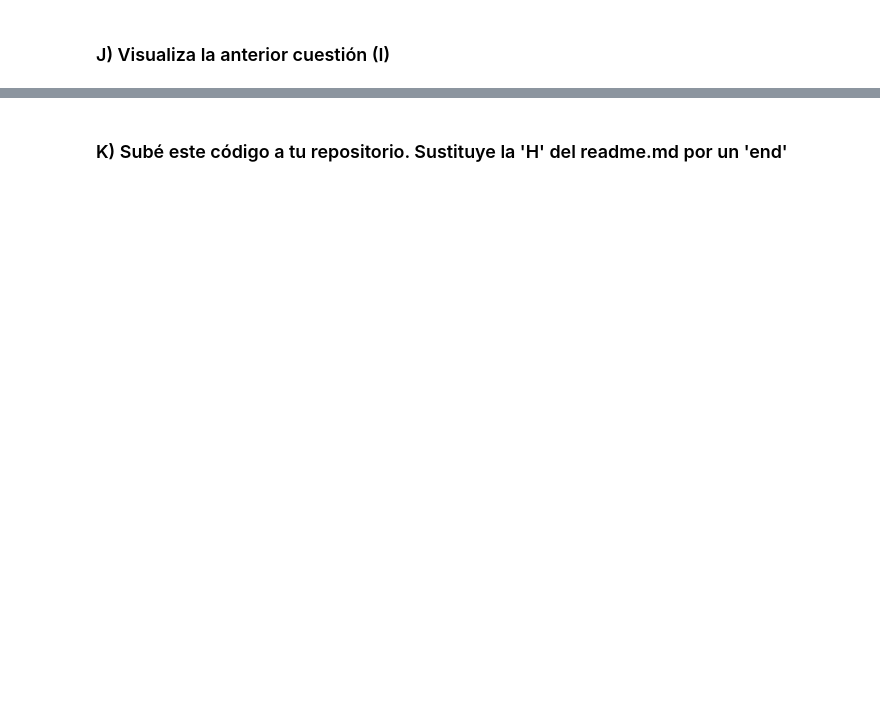
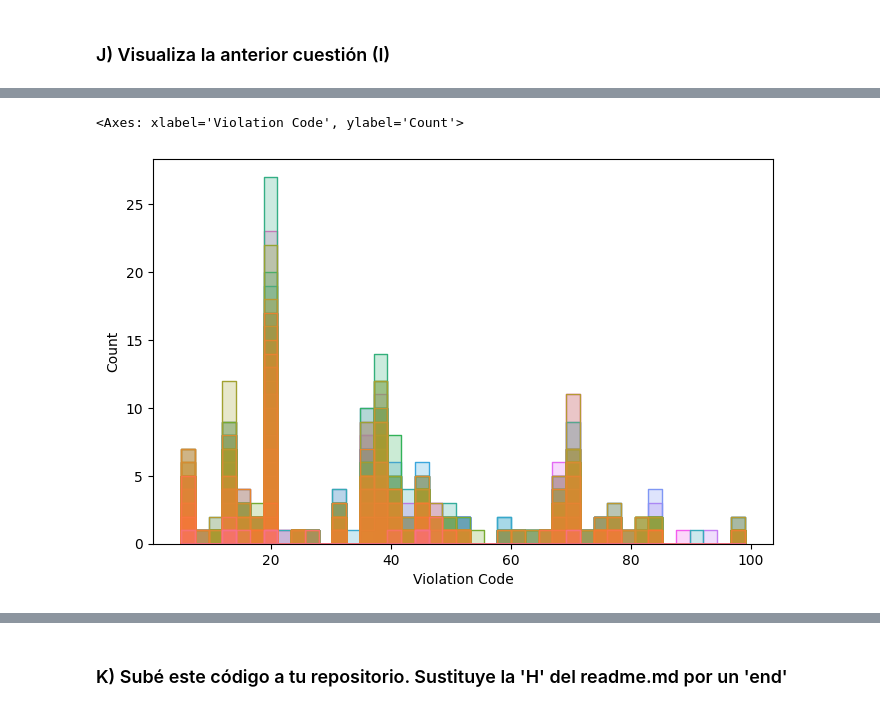
Before and after one commit to 1Nestor/-Proyecto-Pandas-y-Github, a Jupyter notebook: ProyectoPandas_Github_Nestor.ipynb, the cells around one changed output, grey strips where cells are left out. Drawn from its saved outputs; the diff is of its cells as text; code cells hidden in the pictures; blank space fills up the shorter version.

```diff
--- a/ProyectoPandas_Github_Nestor.ipynb
+++ b/ProyectoPandas_Github_Nestor.ipynb
@@ -553,0 +599,7 @@ sns.histplot(data=df9, x="Violation Code")
+# %%
+fig, ax = plt.subplots(figsize=(8,5)) # Establim el marc de dibuix-> Sin esto dibuja el gra´fico pero algo apiñado
+
+sns.histplot(data=df9, x="Violation Code", hue="Issue Date", element="step",legend=False)
+# %% [output]
+<Axes: xlabel='Violation Code', ylabel='Count'>
+[figure, added]
```
Also changed, not shown: parts of 6 cells of this notebook.
